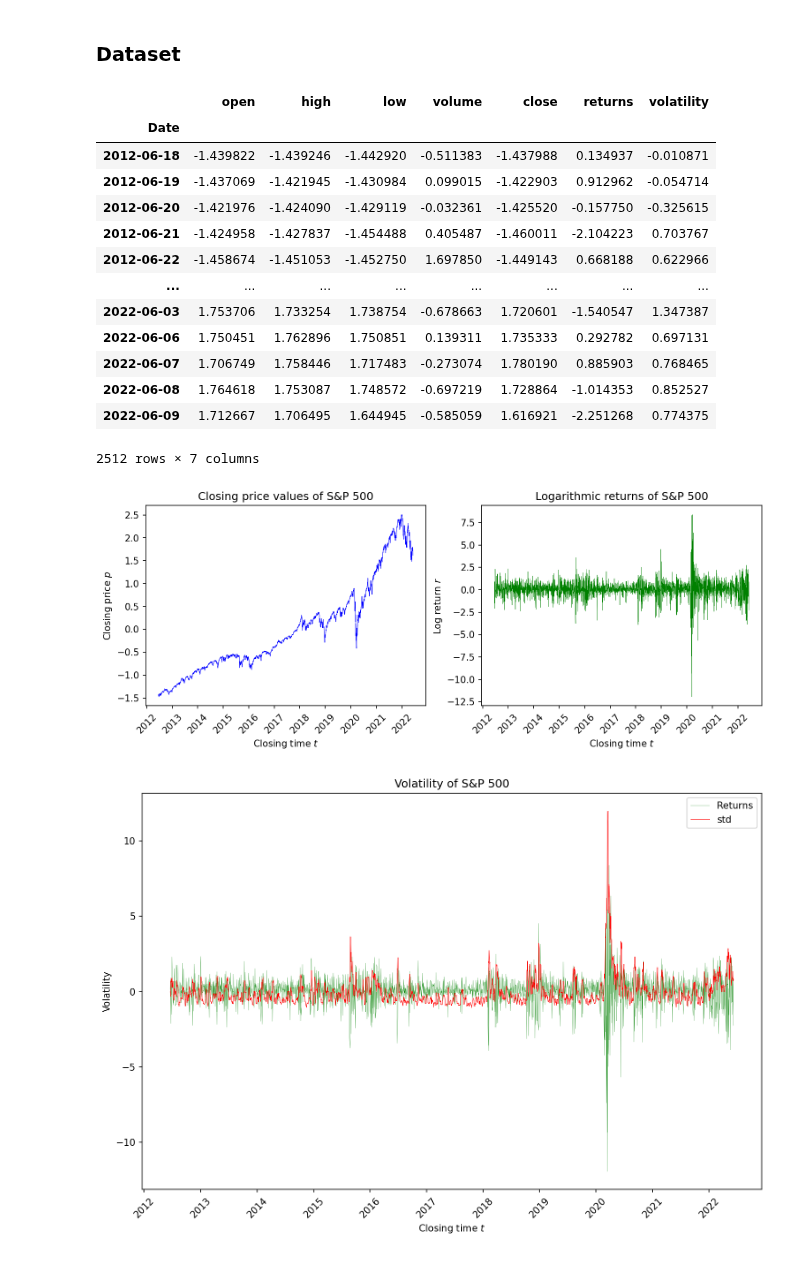
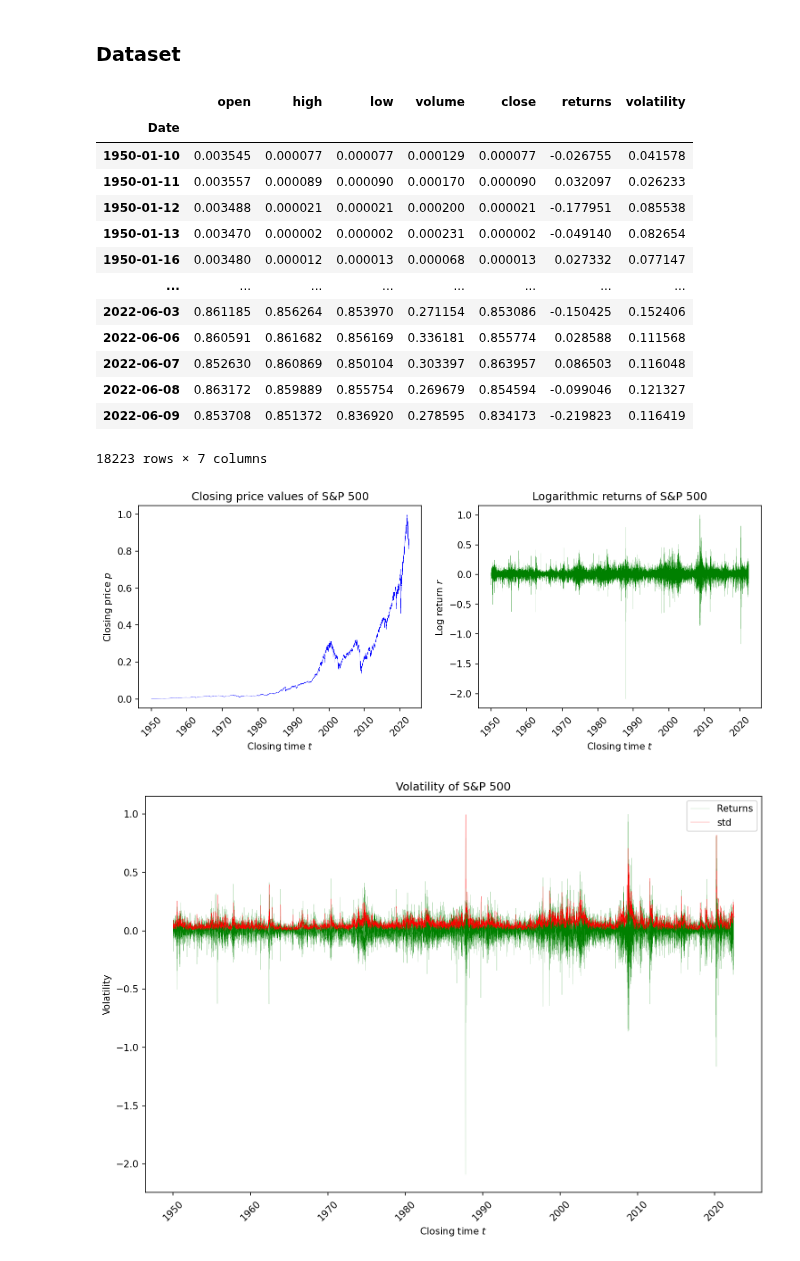
Before and after one commit to gittmp/sustainable-risk-modelling, a Jupyter notebook: Program/risk-forecasting.ipynb, the cells around one changed output. Saved outputs shown, nothing was run; the diff lists cells and outputs as text; code cells hidden in the pictures.

Commit message:
changed to min-max scaling, expanded to full time series starting in 1950

```diff
--- a/Program/risk-forecasting.ipynb
+++ b/Program/risk-forecasting.ipynb
@@ -31,14 +31,14 @@ from tensorflow.keras.layers import Dense, LSTM, SimpleRNN, GRU, Bidirectional
 
 from sklearn.model_selection import train_test_split
 # %%
-SERIES_PERIOD = '10y'
+SERIES_PERIOD = 'max'
 SERIES_INTERVAL = '1d'
 
 LOOKBACK_WINDOW = 10
 PREDICTION_LEN = 1
-TRAIN_TEST_SPLIT = 0.9
+TRAIN_TEST_SPLIT = TRAIN_VAL_SPLIT = 0.9
 
-EPOCHS = 50
+EPOCHS = 10
 BATCH_SIZE = 32
 # %% [markdown]
 ### Dataset
@@ -65,14 +65,14 @@ _volume = sp500_history.Volume[:-1]
 
 # generate dataframe of closing prices and log returns
 X = pd.DataFrame({
-    'open': (_open - _open.mean()) / _open.std(),
-    'high': (_high - _high.mean()) / _high.std(),
-    'low': (_low - _low.mean()) / _low.std(),
-    'volume': (_volume - _volume.mean()) / _volume.std(),
+    'open': (_open - _open.min()) / _open.max(),
+    'high': (_high - _high.min()) / _high.max(),
+    'low': (_low - _low.min()) / _low.max(),
+    'volume': (_volume - _volume.min()) / _volume.max(),
 
-    'close': (close - close.mean()) / close.std(),
-    'returns': (log_returns) / log_returns.std(),  # already centred about 0
-    'volatility': (volatility - volatility.mean()) / volatility.std()
+    'close': (close - close.min()) / close.max(),
+    'returns': log_returns / log_returns.max(),  # already centred about 0
+    'volatility': (volatility - volatility.min()) / volatility.max()
 })
 
 # remove NaN values and normalise
@@ -82,41 +82,41 @@ X
 # %% [output]
 |  | open | high | low | volume | close | returns | volatility |
 | Date |  |  |  |  |  |  |  |
-| 2012-06-18 | -1.439822 | -1.439246 | -1.442920 | -0.511383 | -1.437988 | 0.134937 | -0.010871 |
-| 2012-06-19 | -1.437069 | -1.421945 | -1.430984 | 0.099015 | -1.422903 | 0.912962 | -0.054714 |
-| 2012-06-20 | -1.421976 | -1.424090 | -1.429119 | -0.032361 | -1.425520 | -0.157750 | -0.325615 |
-| 2012-06-21 | -1.424958 | -1.427837 | -1.454488 | 0.405487 | -1.460011 | -2.104223 | 0.703767 |
-| 2012-06-22 | -1.458674 | -1.451053 | -1.452750 | 1.697850 | -1.449143 | 0.668188 | 0.622966 |
+| 1950-01-10 | 0.003545 | 0.000077 | 0.000077 | 0.000129 | 0.000077 | -0.026755 | 0.041578 |
+| 1950-01-11 | 0.003557 | 0.000089 | 0.000090 | 0.000170 | 0.000090 | 0.032097 | 0.026233 |
+| 1950-01-12 | 0.003488 | 0.000021 | 0.000021 | 0.000200 | 0.000021 | -0.177951 | 0.085538 |
+| 1950-01-13 | 0.003470 | 0.000002 | 0.000002 | 0.000231 | 0.000002 | -0.049140 | 0.082654 |
+| 1950-01-16 | 0.003480 | 0.000012 | 0.000013 | 0.000068 | 0.000013 | 0.027332 | 0.077147 |
 | ... | ... | ... | ... | ... | ... | ... | ... |
-| 2022-06-03 | 1.753706 | 1.733254 | 1.738754 | -0.678663 | 1.720601 | -1.540547 | 1.347387 |
-| 2022-06-06 | 1.750451 | 1.762896 | 1.750851 | 0.139311 | 1.735333 | 0.292782 | 0.697131 |
-| 2022-06-07 | 1.706749 | 1.758446 | 1.717483 | -0.273074 | 1.780190 | 0.885903 | 0.768465 |
-| 2022-06-08 | 1.764618 | 1.753087 | 1.748572 | -0.697219 | 1.728864 | -1.014353 | 0.852527 |
-| 2022-06-09 | 1.712667 | 1.706495 | 1.644945 | -0.585059 | 1.616921 | -2.251268 | 0.774375 |
+| 2022-06-03 | 0.861185 | 0.856264 | 0.853970 | 0.271154 | 0.853086 | -0.150425 | 0.152406 |
+| 2022-06-06 | 0.860591 | 0.861682 | 0.856169 | 0.336181 | 0.855774 | 0.028588 | 0.111568 |
+| 2022-06-07 | 0.852630 | 0.860869 | 0.850104 | 0.303397 | 0.863957 | 0.086503 | 0.116048 |
+| 2022-06-08 | 0.863172 | 0.859889 | 0.855754 | 0.269679 | 0.854594 | -0.099046 | 0.121327 |
+| 2022-06-09 | 0.853708 | 0.851372 | 0.836920 | 0.278595 | 0.834173 | -0.219823 | 0.116419 |
-2512 rows × 7 columns
+18223 rows × 7 columns
 # %%
 fig, ax = plt.subplots(1, 2, figsize=(12, 4), dpi=150)
 
-ax[0].plot(X.close, linewidth=0.5, color='b')
+ax[0].plot(X.close, linewidth=0.2, color='b')
 ax[0].set(title=f'Closing price values of S&P 500', xlabel=r'Closing time $t$', ylabel=r'Closing price $p$')
 ax[0].tick_params(axis='x', rotation=45)
 
-ax[1].plot(X.returns, linewidth=0.3, color='g')
+ax[1].plot(X.returns, linewidth=0.1, color='g')
 ax[1].set(title=f'Logarithmic returns of S&P 500', xlabel=r'Closing time $t$', ylabel=r'Log return $r$')
 ax[1].tick_params(axis='x', rotation=45)
 
 fig, ax = plt.subplots(figsize=(10, 7), dpi=150)
-ax.plot(X.returns, linewidth=0.2, color='g', label='Returns')
-ax.plot(X.volatility, linewidth=0.5, color='r', label='std')
+ax.plot(X.returns, linewidth=0.1, color='g', label='Returns')
+ax.plot(X.volatility, linewidth=0.2, color='r', label='std')
 ax.set(title=f'Volatility of S&P 500', xlabel=r'Closing time $t$', ylabel=r'Volatility')
 ax.tick_params(axis='x', rotation=45)
 ax.legend()
 
 plt.tight_layout()
 plt.show()
 # %% [output]
-[figure, old version]
+[figure, new version]
-[figure, old version]
+[figure, new version]
 # %%
 # build dataset:
 #   each instance consists of a `LOOKBACK_WINDOW` length time series (prev `LOOKBACK_WINDOW`) over variables
```
Also changed, not shown: parts of 7 cells of this notebook.
